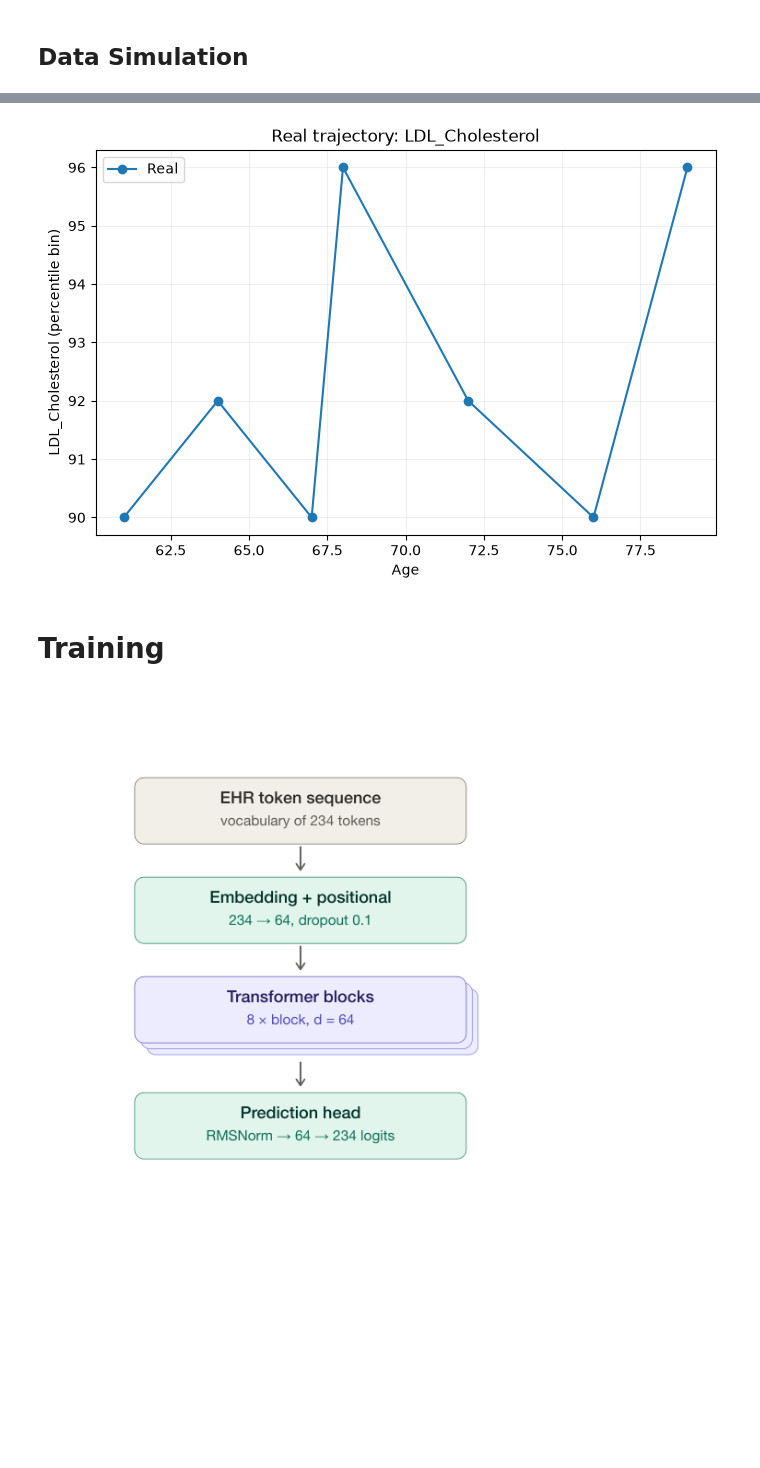
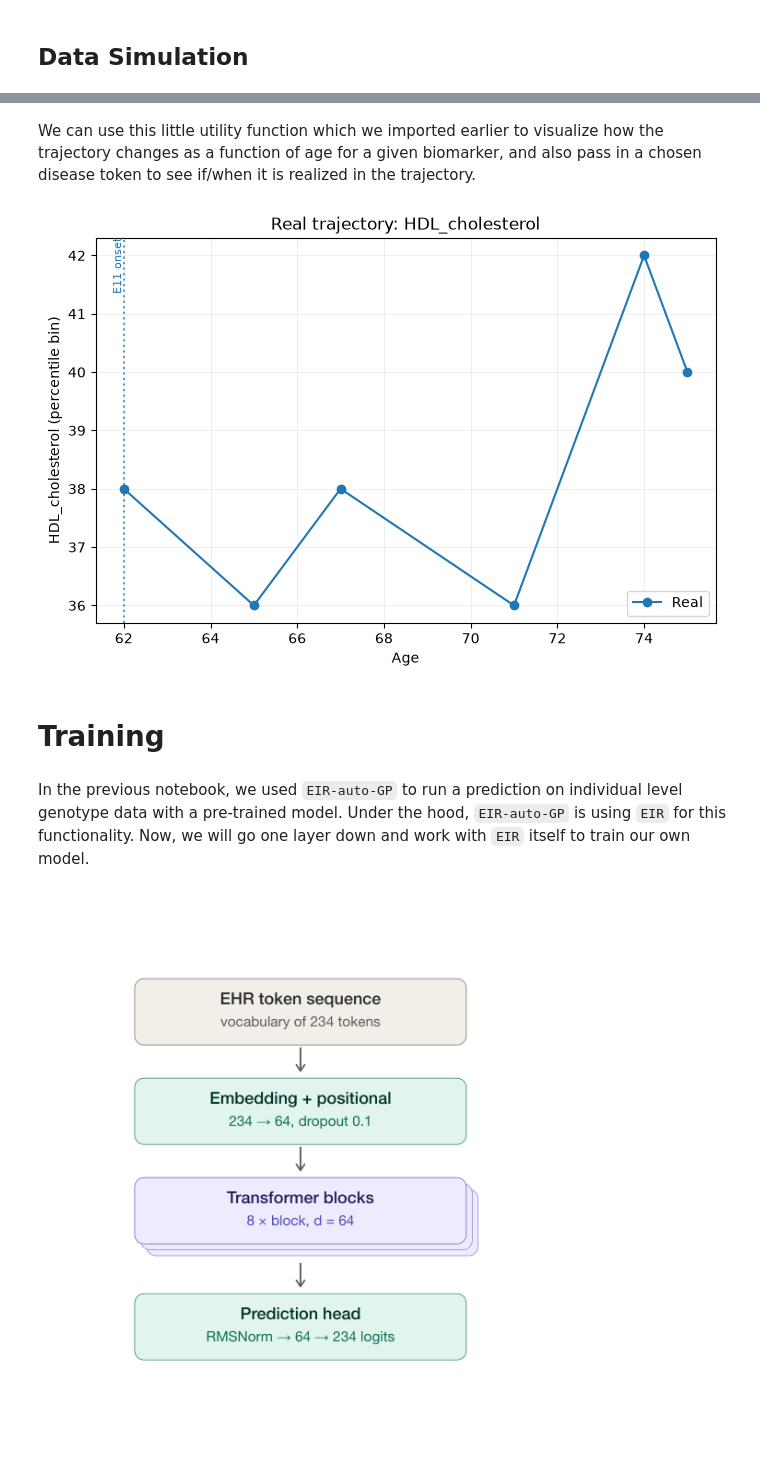
Before and after one commit to RasmussenLab/integrative_post_gwas_methods_course, a Jupyter notebook: notebooks/eir-transformer.ipynb, the cells around one changed output, grey strips where cells are left out. Drawn from its saved outputs; the diff is of its cells as text; code cells hidden in the pictures; blank space fills up the shorter version.

Commit message:
Add transformer notebook text. Minor code structure updates.

```diff
--- a/notebooks/eir-transformer.ipynb
+++ b/notebooks/eir-transformer.ipynb
@@ -75,3 +156,4 @@ df_seq_train.head(5)
 # %%
-print(df_seq_train.iloc[0]['Sequence'])
+example_sequence = df_seq_train.iloc[0]['Sequence']
+print(example_sequence)
 # %% [output]
@@ -79,9 +168,13 @@ SEX_1 [VISIT_START] AGE_61 LAB_HDL_cholesterol_38% LAB_LDL_Cholesterol_90% LAB_T
+# %% [markdown]
+We can use this little utility function which we imported earlier to visualize how the trajectory changes as a function of age for a given biomarker, and also pass in a chosen disease token to see if/when it is realized in the trajectory.
 # %%
-plot_real_vs_generated(real_seq=df_seq_train.iloc[0]['Sequence'], generated_seq=None, lab="LDL_Cholesterol")
+plot_real_vs_generated(real_seq=example_sequence, generated_seq=None, lab="HDL_cholesterol", disease="E11")
 # %% [output]
-[figure, old version]
+[figure, new version]
 # %% [markdown]
 # Training
+# %% [markdown]
+In the previous notebook, we used `EIR-auto-GP` to run a prediction on individual level genotype data with a pre-trained model. Under the hood, `EIR-auto-GP` is using `EIR` for this functionality. Now, we will go one layer down and work with `EIR` itself to train our own model.
 # %%
 import fitz
 from IPython.display import Image, display
```
Also changed, not shown: parts of 12 cells of this notebook, 1 other file.
